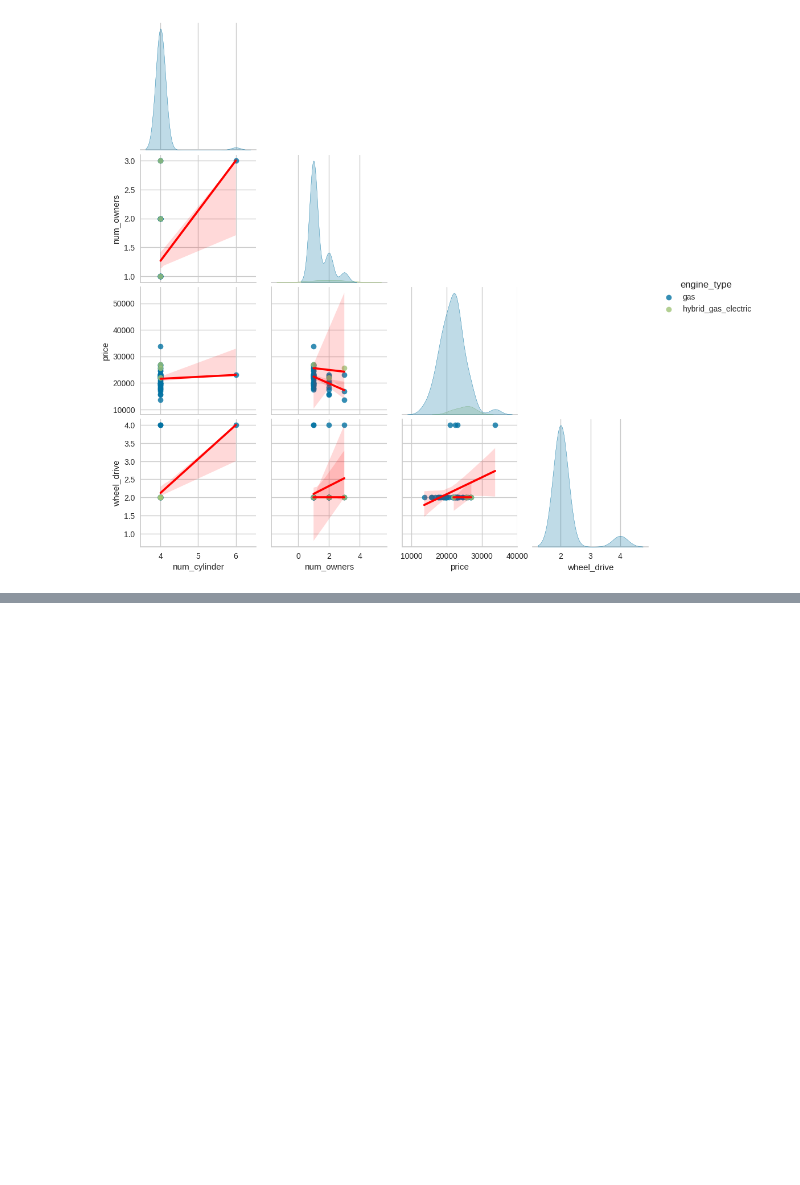
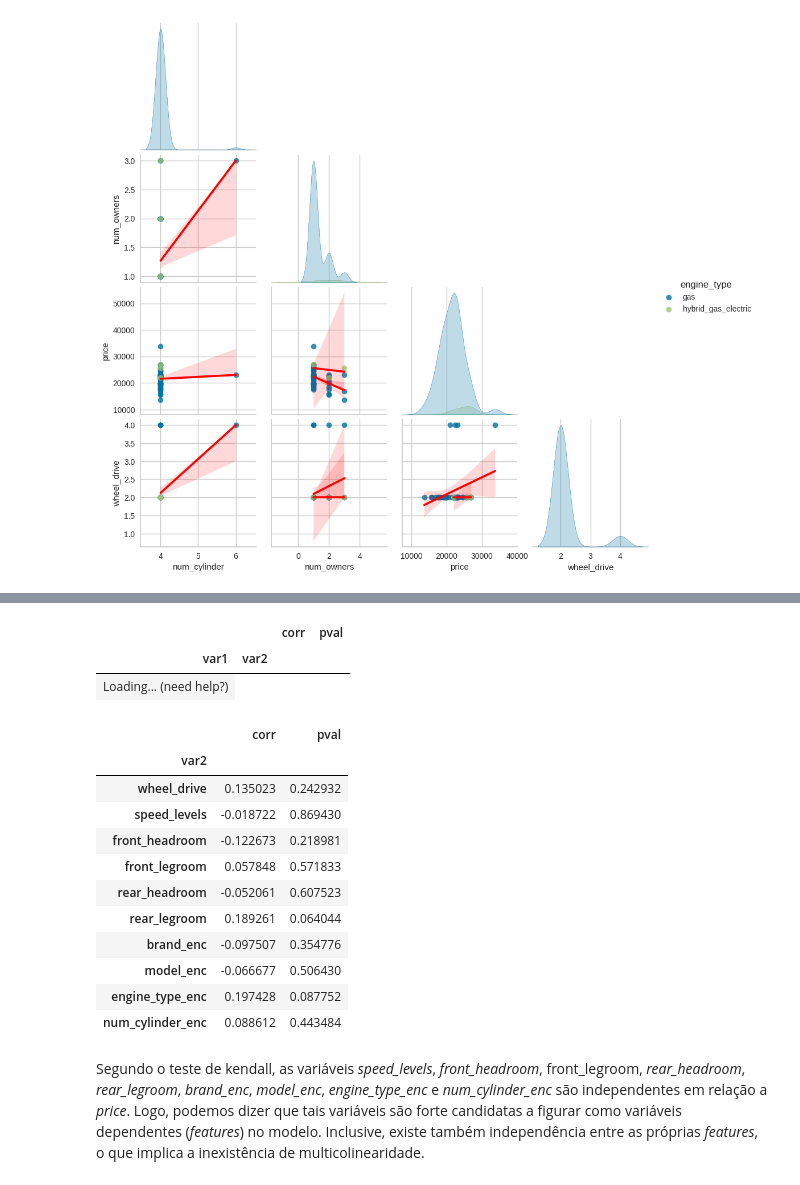
Before and after one commit to carlosvneves/post_tech_fase02_desafio_aula05, a Jupyter notebook: src/desafio_fase02_aula05/explore.ipynb, the cells around one changed output, grey strips where cells are left out. Cells and saved outputs as stored; diff of their text form; code cells hidden in the pictures; blank space fills up the shorter version.

Commit message:
testes de hipóteses e outros ajustes

```diff
--- a/src/desafio_fase02_aula05/explore.ipynb
+++ b/src/desafio_fase02_aula05/explore.ipynb
@@ -373,0 +756,44 @@ p = pairplot(newdf, hue= 'engine_type',vars=vars,  kind='reg',corner=True, heigh
+# %%
+import itertools
+
+def kendall_test(df) -> pd.DataFrame:
+
+    dict_res = {}
+    for c in itertools.combinations(df.columns, 2):
+        x = df[c[0]].T.to_numpy()
+        y = df[c[1]].T.to_numpy()
+        res = stats.kendalltau(x, y)
+        dict_res[str(c[0]+"-"+c[1])] = {'corr':res.correlation, 'pval':res.pvalue}
+
+    df_t = pd.DataFrame(dict_res).T.reset_index().rename(columns={'index':'var'})
+    df_t[['var1','var2']] = df_t['var'].str.split('-',expand=True)
+    df_t = df_t.set_index(['var1','var2'])
+    df_t.drop('var', axis=1, inplace=True)
+
+    return  df_t
+
+
+df_kendall=kendall_test(data_with_encoding)
+show(df_kendall)
+# %% [output]
+|  |  | corr | pval |
+| var1 | var2 |  |  |
+| Loading... (need help?) |
+# %%
+df_kendall_indep = df_kendall.query('pval > 0.05') # somente as variáveis que não rejeitam H0
+df_kendall_indep.loc['price'] # somente para a variável price
+# %% [output]
+|  | corr | pval |
+| var2 |  |  |
+| wheel_drive | 0.135023 | 0.242932 |
+| speed_levels | -0.018722 | 0.869430 |
+| front_headroom | -0.122673 | 0.218981 |
+| front_legroom | 0.057848 | 0.571833 |
+| rear_headroom | -0.052061 | 0.607523 |
+| rear_legroom | 0.189261 | 0.064044 |
+| brand_enc | -0.097507 | 0.354776 |
+| model_enc | -0.066677 | 0.506430 |
+| engine_type_enc | 0.197428 | 0.087752 |
+| num_cylinder_enc | 0.088612 | 0.443484 |
+# %% [markdown]
+Segundo o teste de kendall, as variáveis _speed_levels_, _front_headroom_, front_legroom, _rear_headroom_, _rear_legroom_, _brand_enc_, _model_enc_, _engine_type_enc_ e _num_cylinder_enc_ são independentes em relação a _price_. Logo, podemos dizer que tais variáveis são forte candidatas a figurar como variáveis dependentes (_features_) no modelo. Inclusive, existe também independência entre as próprias _features_, o que implica a inexistência de multicolinearidade.
```
Also changed, not shown: parts of 53 cells of this notebook, 2 other files.
